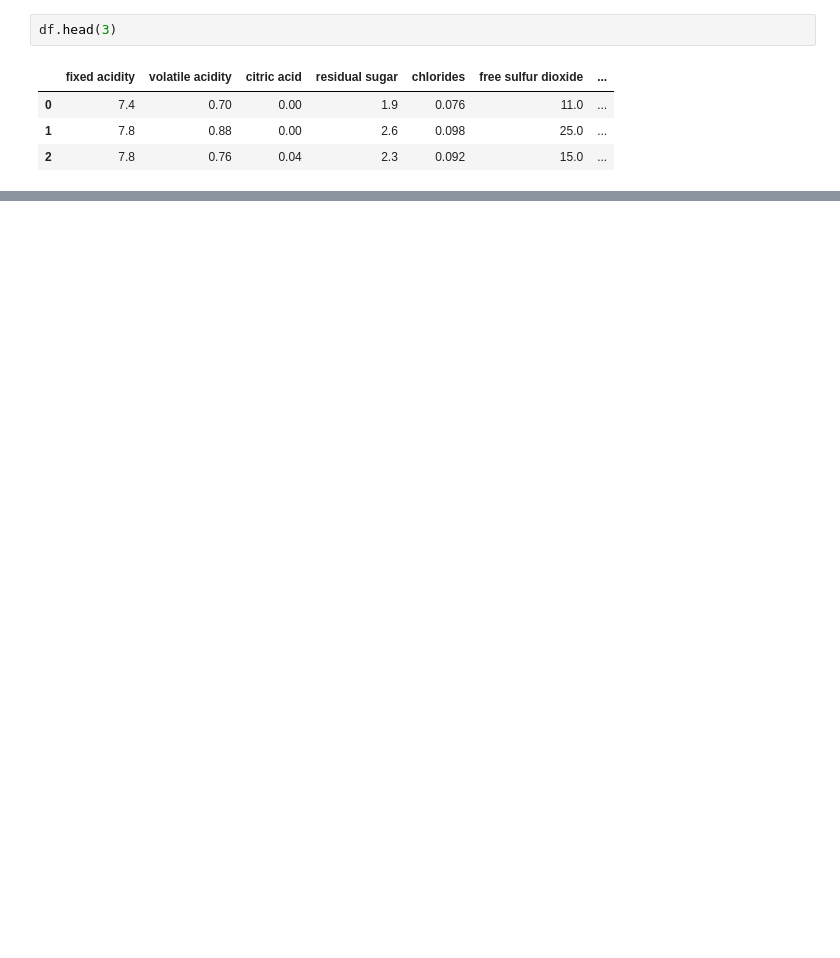
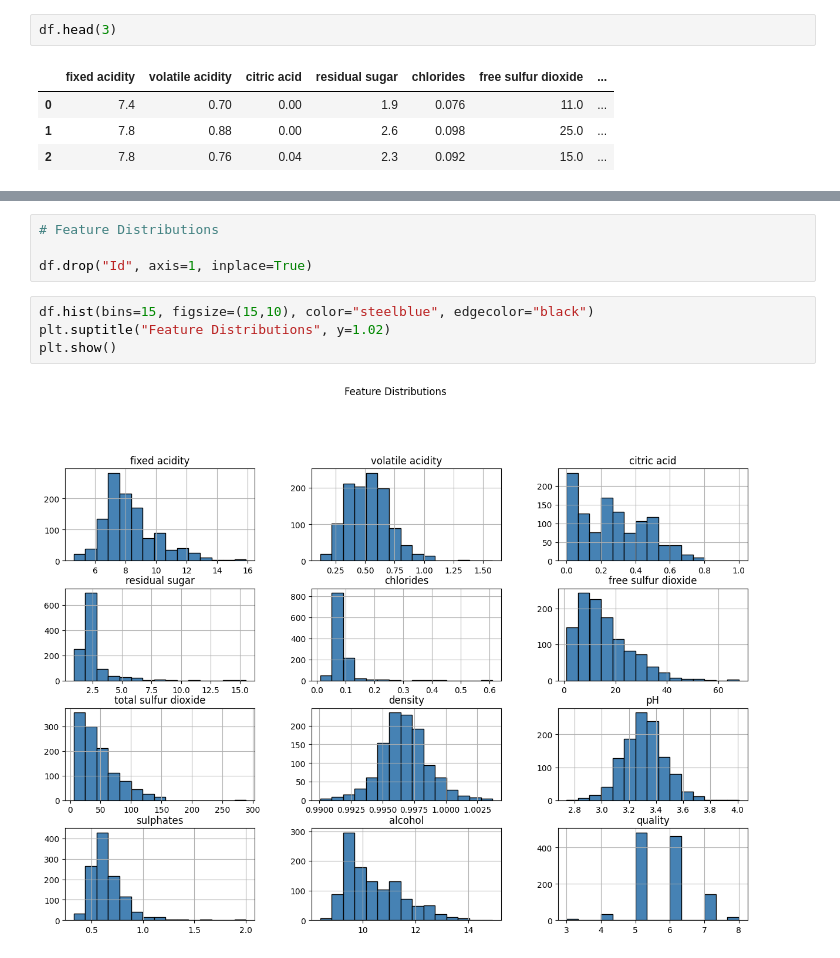
Before and after one commit to KG1234567/EDA_Practice, a Jupyter notebook: EDA/EDA-3.ipynb, the cells around one changed output, grey strips where cells are left out. Drawn from its saved outputs; the diff is of its cells as text; blank space fills up the shorter version.

```diff
--- a/EDA/EDA-3.ipynb
+++ b/EDA/EDA-3.ipynb
@@ -17,0 +77,10 @@ df.head(3)
+# %%
+# Feature Distributions
+
+df.drop("Id", axis=1, inplace=True)
+# %%
+df.hist(bins=15, figsize=(15,10), color="steelblue", edgecolor="black")
+plt.suptitle("Feature Distributions", y=1.02)
+plt.show()
+# %% [output]
+[figure, added]
```
Also changed, not shown: parts of 9 cells of this notebook.
